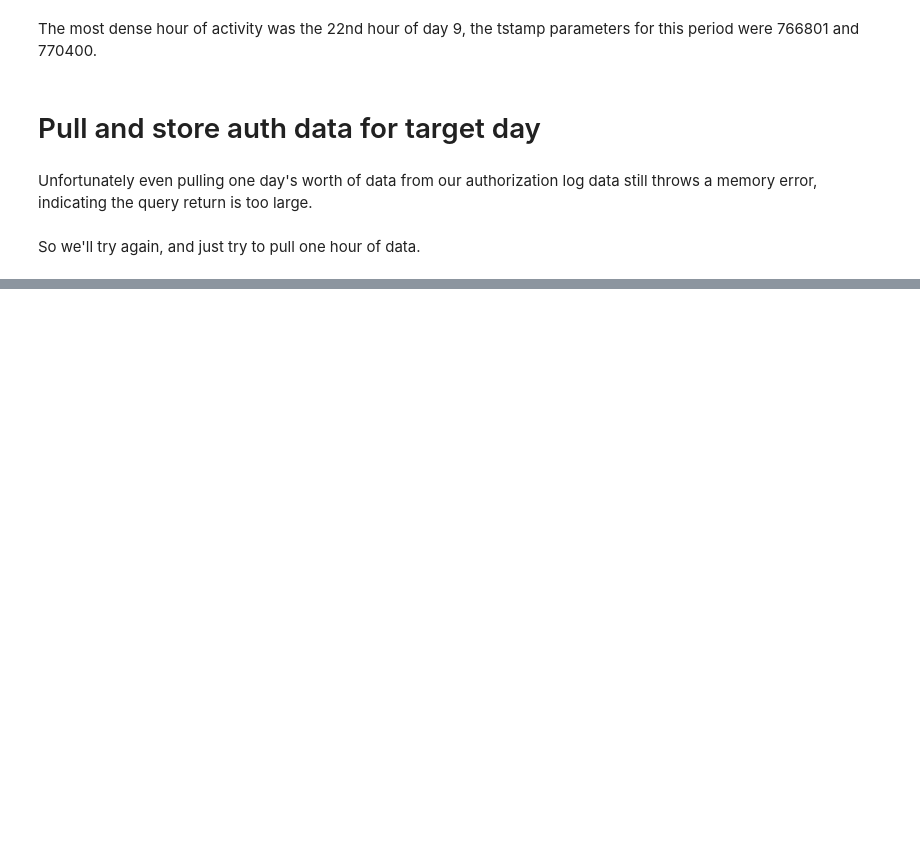
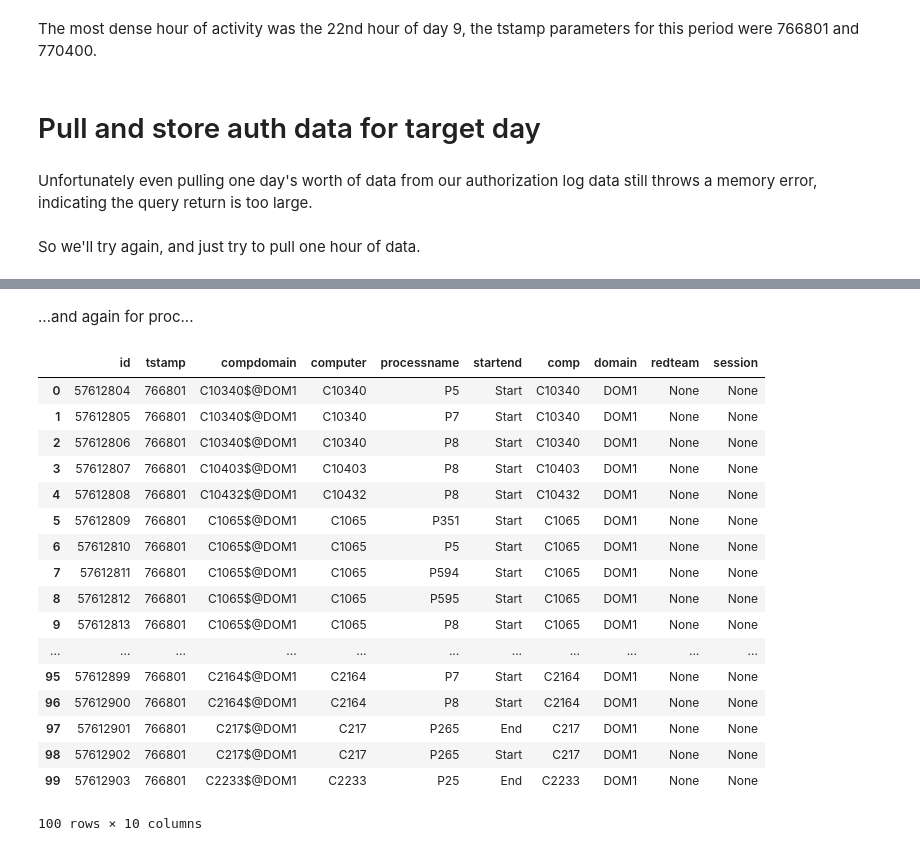
Before and after one commit to jstyczynski/DataScience-Capstone, a Jupyter notebook: Capstone Data Exploration.ipynb, the cells around one changed output, grey strips where cells are left out. Cells and saved outputs as stored; diff of their text form; code cells hidden in the pictures; blank space fills up the shorter version.

```diff
--- a/Capstone Data Exploration.ipynb
+++ b/Capstone Data Exploration.ipynb
@@ -389,0 +521,50 @@ df.head(100)
+# %% [markdown]
+...and again for proc...
+# %%
+#Connect to rds
+try:
+    conn = psycopg2.connect(connection_string_js)
+except:
+    print ("\n_________CONNECTION FAILURE_________\n")
+cur = conn.cursor()
+
+#Write up query in second line of this function.
+query_return_holder = []
+def query_launcher (query):
+    cur.execute("""%s""" % query)
+    rows = cur.fetchall()
+    for i in rows:
+        query_return_holder.append(i)
+
+#disconnect from DB
+def disconnect():
+    cur.close()
+    conn.close()
+
+if __name__ == '__main__':
+    query_launcher("""SELECT * FROM proc WHERE tstamp >= 766801 AND tstamp <= 770400""")
+    #disconnect()
+
+df = pd.DataFrame(query_return_holder)
+df.columns = ['id', 'tstamp', 'compdomain', 'computer', 'processname', 'startend', 'comp', 'domain', 'redteam', 'session']
+df.to_csv(path_or_buf='proc.txt',delimiter=',')
+df.head(100)
+# %% [output]
+|  | id | tstamp | compdomain | computer | processname | startend | comp | domain | redteam | session |
+| 0 | 57612804 | 766801 | C10340$@DOM1 | C10340 | P5 | Start | C10340 | DOM1 | None | None |
+| 1 | 57612805 | 766801 | C10340$@DOM1 | C10340 | P7 | Start | C10340 | DOM1 | None | None |
+| 2 | 57612806 | 766801 | C10340$@DOM1 | C10340 | P8 | Start | C10340 | DOM1 | None | None |
+| 3 | 57612807 | 766801 | C10403$@DOM1 | C10403 | P8 | Start | C10403 | DOM1 | None | None |
+| 4 | 57612808 | 766801 | C10432$@DOM1 | C10432 | P8 | Start | C10432 | DOM1 | None | None |
+| 5 | 57612809 | 766801 | C1065$@DOM1 | C1065 | P351 | Start | C1065 | DOM1 | None | None |
+| 6 | 57612810 | 766801 | C1065$@DOM1 | C1065 | P5 | Start | C1065 | DOM1 | None | None |
+| 7 | 57612811 | 766801 | C1065$@DOM1 | C1065 | P594 | Start | C1065 | DOM1 | None | None |
+| 8 | 57612812 | 766801 | C1065$@DOM1 | C1065 | P595 | Start | C1065 | DOM1 | None | None |
+| 9 | 57612813 | 766801 | C1065$@DOM1 | C1065 | P8 | Start | C1065 | DOM1 | None | None |
+| ... | ... | ... | ... | ... | ... | ... | ... | ... | ... | ... |
+| 95 | 57612899 | 766801 | C2164$@DOM1 | C2164 | P7 | Start | C2164 | DOM1 | None | None |
+| 96 | 57612900 | 766801 | C2164$@DOM1 | C2164 | P8 | Start | C2164 | DOM1 | None | None |
+| 97 | 57612901 | 766801 | C217$@DOM1 | C217 | P265 | End | C217 | DOM1 | None | None |
+| 98 | 57612902 | 766801 | C217$@DOM1 | C217 | P265 | Start | C217 | DOM1 | None | None |
+| 99 | 57612903 | 766801 | C2233$@DOM1 | C2233 | P25 | End | C2233 | DOM1 | None | None |
+100 rows × 10 columns
```
Also changed, not shown: parts of 6 cells of this notebook, 4 other files.
